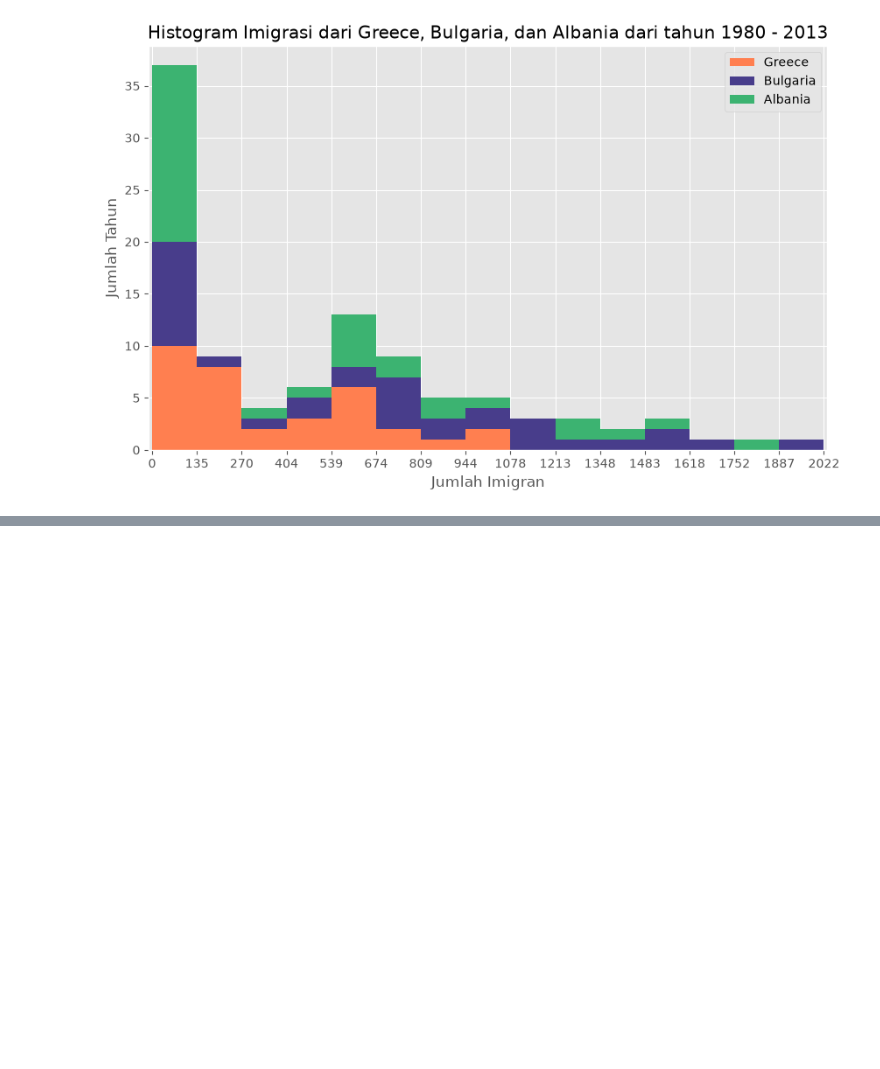
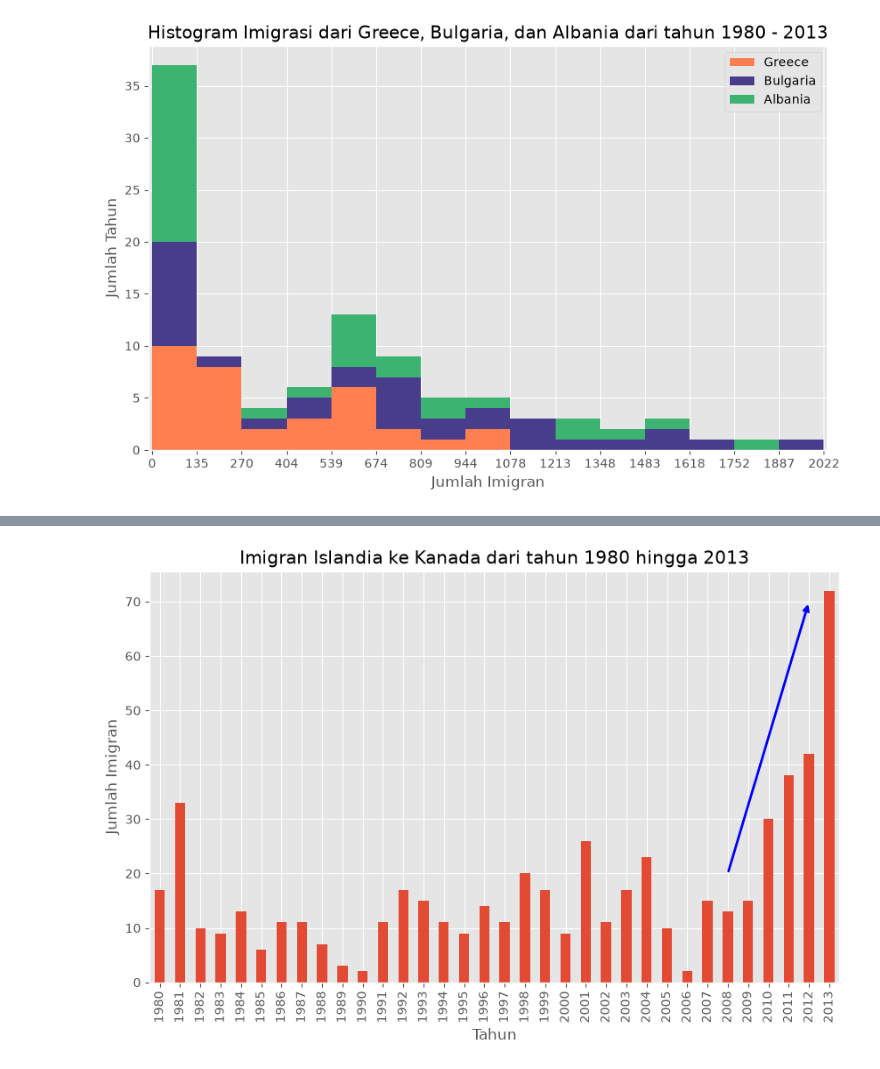
Before and after one commit to jagadhita28/ibm-data-visualization-python, a Jupyter notebook: module-2-basic-specialized-tools/notebooks/01_basic_visualization_tools.ipynb, the cells around one changed output, grey strips where cells are left out. Drawn from its saved outputs; the diff is of its cells as text; code cells hidden in the pictures; blank space fills up the shorter version.

```diff
--- a/module-2-basic-specialized-tools/notebooks/01_basic_visualization_tools.ipynb
+++ b/module-2-basic-specialized-tools/notebooks/01_basic_visualization_tools.ipynb
@@ -476,0 +536,19 @@ plt.show()
+# %%
+df_iceland.plot(kind="bar", figsize=(10, 6))
+
+plt.title("Imigran Islandia ke Kanada dari tahun 1980 hingga 2013")
+plt.ylabel("Jumlah Imigran")
+plt.xlabel("Tahun")
+
+# Annotate arrow
+plt.annotate("", # s: str. Akan dibiarkan kosong jika tidak ada teks.
+             xy=(32, 70), # letakkan ujung panah di titik (tahun 2012, populasi 70)
+             xytext=(28, 20), # tempatkan pangkal panah di titik (tahun 2008, populasi 20)
+             xycoords="data", # akan menggunakan sistem koordinat dari objek yang sedang diberi anotasi.
+             arrowprops=dict(arrowstyle="->", connectionstyle="arc3", color="blue", lw=2)
+            )
+
+plt.savefig("../outputs/bar_arrow_imigrasi_iceland.png", dpi=200, bbox_inches="tight")
+plt.show()
+# %% [output]
+[figure, added]
```
Also changed, not shown: parts of 12 cells of this notebook, 4 other files.
